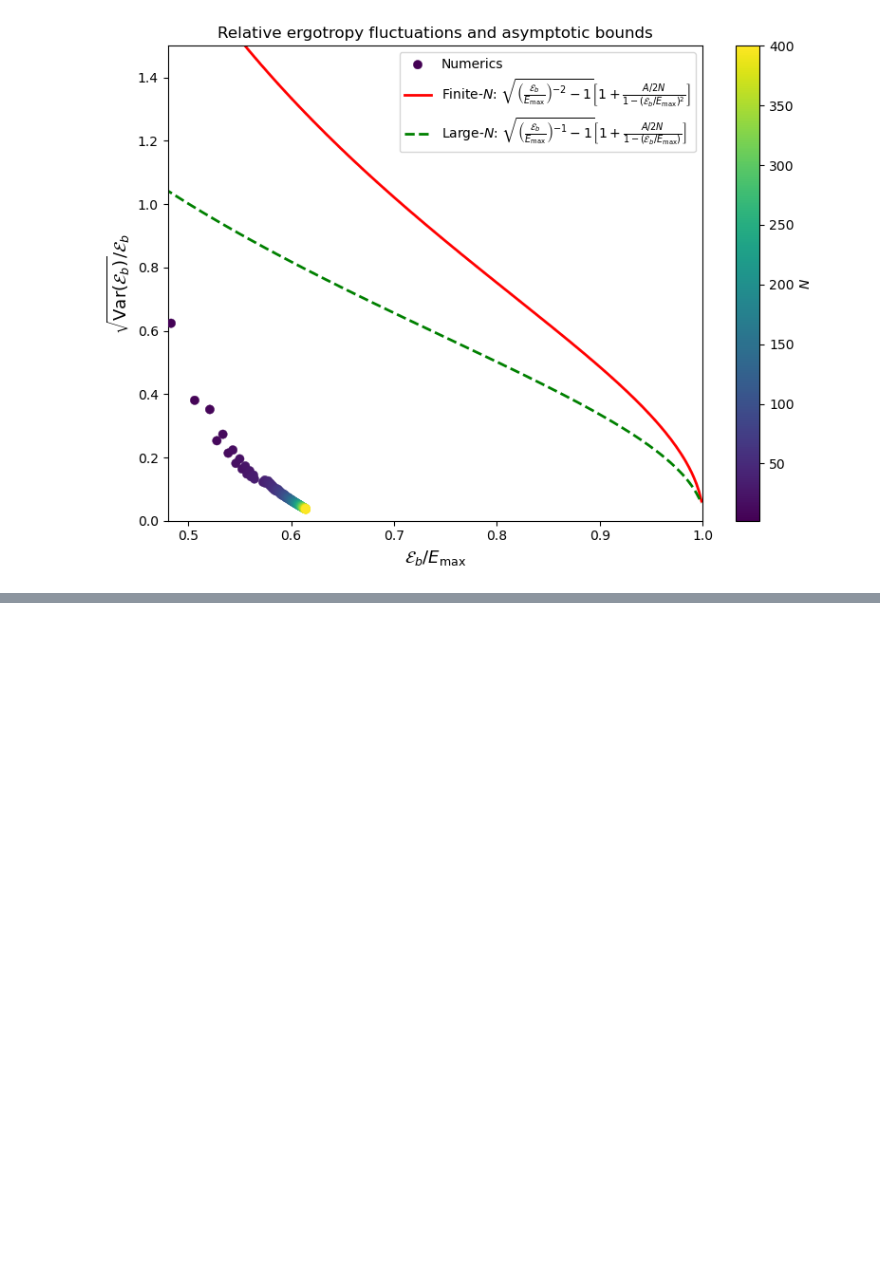
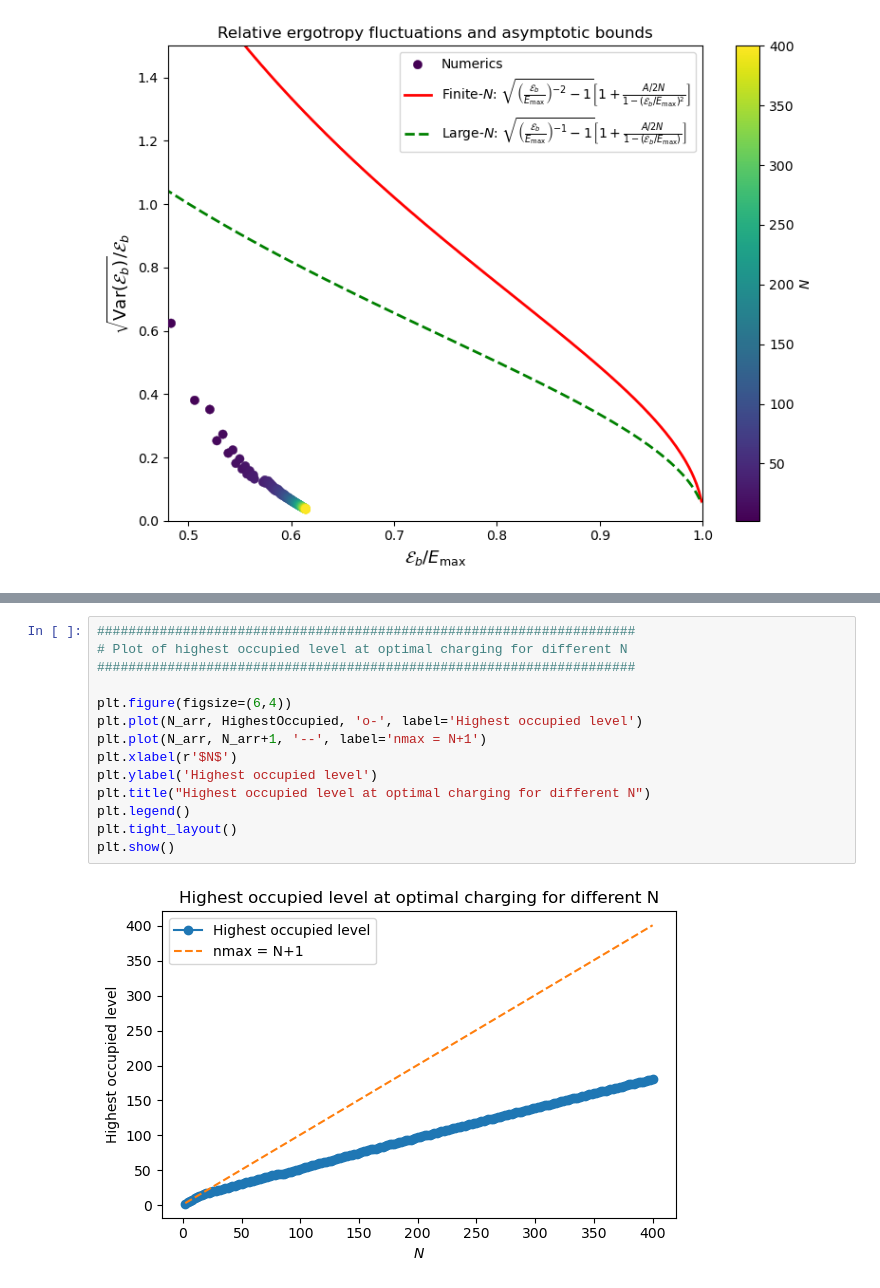
Before and after one commit to gbhanja/ERGO_FLUC_parallel_codes, a Jupyter notebook: TC_Kac_OP_fock.ipynb, the cells around one changed output, grey strips where cells are left out. Drawn from its saved outputs; the diff is of its cells as text; blank space fills up the shorter version.

```diff
--- a/TC_Kac_OP_fock.ipynb
+++ b/TC_Kac_OP_fock.ipynb
@@ -905,0 +923,16 @@ plt.show()
+# %%
+#####################################################################
+# Plot of highest occupied level at optimal charging for different N
+#####################################################################
+
+plt.figure(figsize=(6,4))
+plt.plot(N_arr, HighestOccupied, 'o-', label='Highest occupied level')
+plt.plot(N_arr, N_arr+1, '--', label='nmax = N+1')
+plt.xlabel(r'$N$')
+plt.ylabel('Highest occupied level')
+plt.title("Highest occupied level at optimal charging for different N")
+plt.legend()
+plt.tight_layout()
+plt.show()
+# %% [output]
+[figure, added]
```
Also changed, not shown: parts of 5 cells of this notebook, 2 other files.
